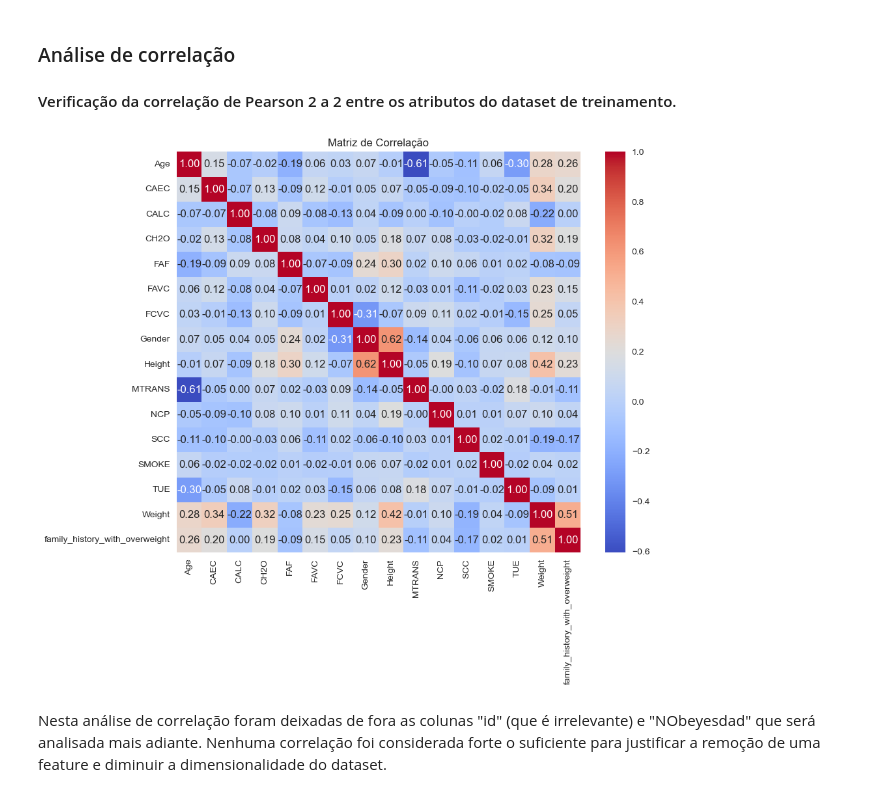
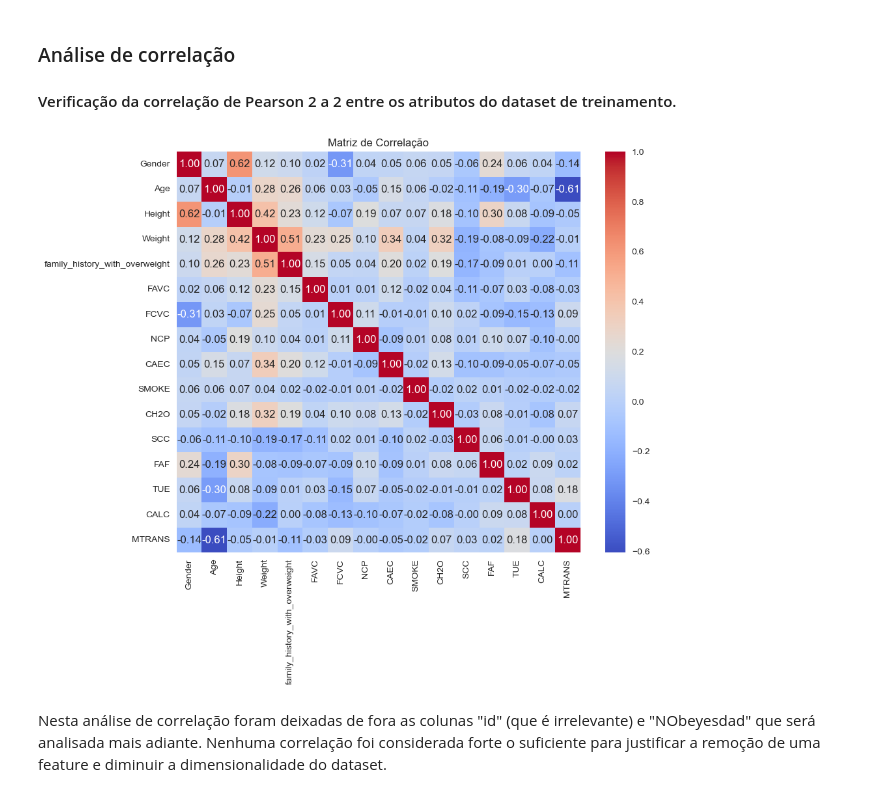
Before and after one commit to lhscaldas/multi-class_prediction_of_obesity_risk, a Jupyter notebook: obesity_classifier.ipynb, the cells around one changed output. Saved outputs shown, nothing was run; the diff lists cells and outputs as text; code cells hidden in the pictures.

```diff
--- a/obesity_classifier.ipynb
+++ b/obesity_classifier.ipynb
@@ -175,20 +174,14 @@ mapeamento = {
     "Obesity_Type_III": 6
 }
 train_dataset_encoded["NObeyesdad"] = train_dataset["NObeyesdad"].map(mapeamento) # mapeamento manual dos labels para manter a ordem
-for col in train_dataset.columns:
-    if train_dataset[col].dtype == 'object':  # Verifica se a coluna é categórica
-        train_dataset_encoded[col] = label_encoder.fit_transform(train_dataset[col])
+for col in train_dataset_encoded.columns[:-1]:
+    if train_dataset_encoded[col].dtype == 'object':  # Verifica se a coluna é categórica
+        train_dataset_encoded[col] = label_encoder.fit_transform(train_dataset_encoded[col])
 
 test_dataset_encoded = test_dataset.copy() # Faz uma cópia do dataset de teste para evitar alterações no original
-for col in test_dataset.columns:
-    if test_dataset[col].dtype == 'object':  # Verifica se a coluna é categórica
+for col in test_dataset_encoded.columns:
+    if test_dataset_encoded[col].dtype == 'object':  # Verifica se a coluna é categórica
         test_dataset_encoded[col] = label_encoder.fit_transform(test_dataset[col])
 # %% [markdown]
 ### Normalização dos dados
 Normalização dos dados para garantir que todas as variáveis tenham a mesma escala uzando a técnica z-score, que subtrai a média e divide pelo desvio padrão.
-# %%
-scaler = StandardScaler()
-cols_to_normalize = train_dataset_encoded.columns.difference(['id','NObeyesdad']) # deixa de fora a id e os labels
-train_dataset_encoded[cols_to_normalize] = scaler.fit_transform(train_dataset_encoded[cols_to_normalize])
-cols_to_normalize = test_dataset_encoded.columns.difference(['id','NObeyesdad']) # deixa de fora a id
-test_dataset_encoded[cols_to_normalize] = scaler.fit_transform(test_dataset_encoded[cols_to_normalize])
@@ -197,11 +197,11 @@ test_dataset_encoded[cols_to_normalize] = scaler.fit_transform(test_dataset_enco
 #### Verificação da correlação de Pearson 2 a 2 entre os atributos do dataset de treinamento.
 # %%
 plt.figure(figsize=(10, 8))
-sns.heatmap(train_dataset_encoded[train_dataset_encoded.columns.difference(['id','NObeyesdad'])].corr(), annot=True, cmap='coolwarm', fmt=".2f")
+sns.heatmap(train_dataset_encoded.iloc[:,1:17].corr(), annot=True, cmap='coolwarm', fmt=".2f")
 plt.title('Matriz de Correlação')
 plt.show();
 # %% [output]
-[figure, old version]
+[figure, new version]
 # %% [markdown]
 Nesta análise de correlação foram deixadas de fora as colunas "id" (que é irrelevante) e "NObeyesdad" que será analisada mais adiante. Nenhuma correlação foi considerada forte o suficiente para justificar a remoção de uma feature e diminuir a dimensionalidade do dataset.
 # %% [markdown]
```
Also changed, not shown: parts of 8 cells of this notebook, 4 other files.
